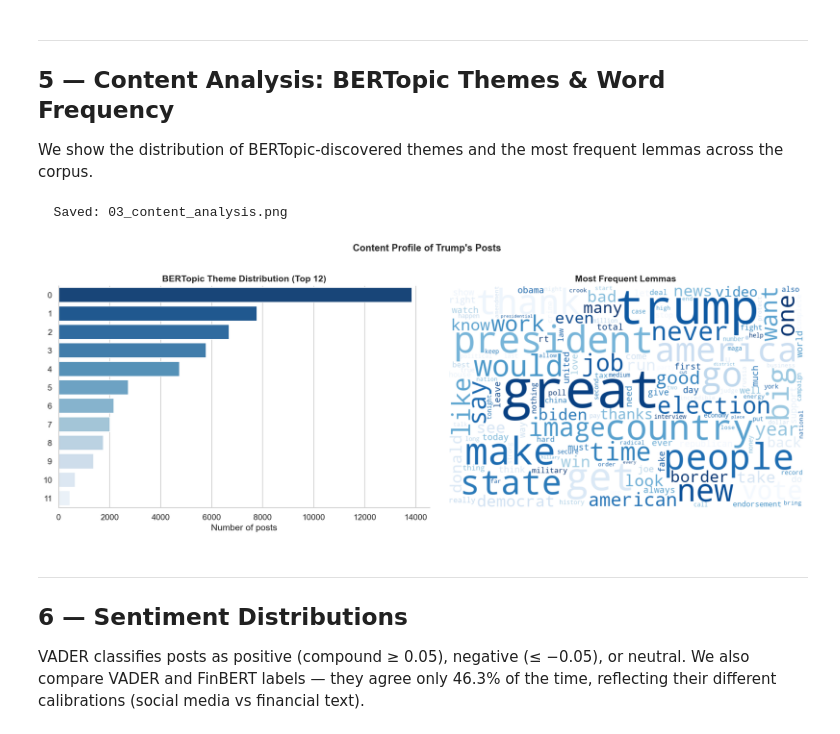
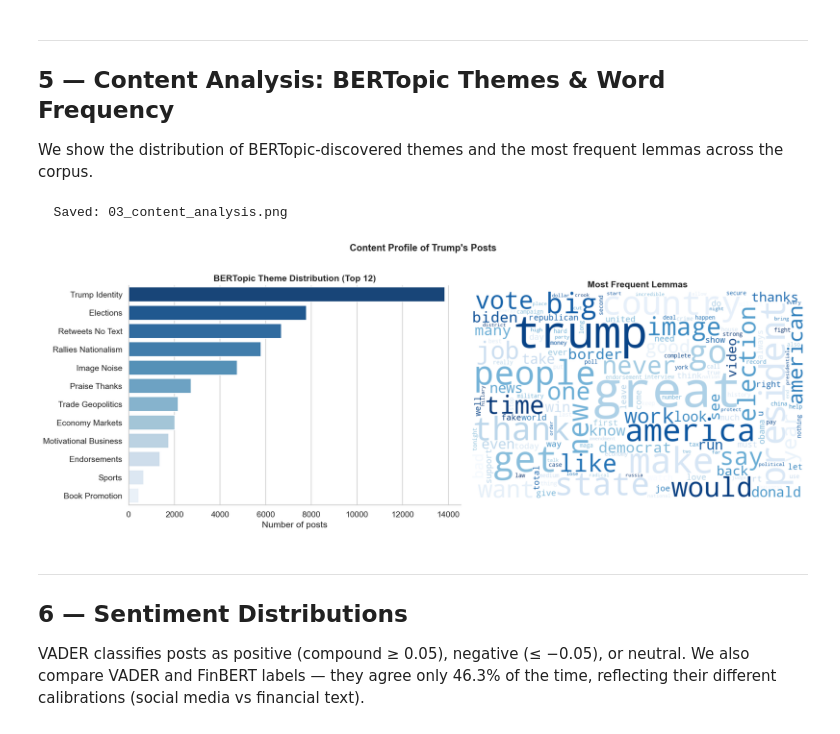
Before and after one commit to deercarla/trump-tweets-nlp, a Jupyter notebook: 4_eda/EDA.ipynb, the cells around one changed output. Drawn from its saved outputs; the diff is of its cells as text; code cells hidden in the pictures.

```diff
--- a/4_eda/EDA.ipynb
+++ b/4_eda/EDA.ipynb
@@ -250,6 +250,7 @@ BERTOPIC_THEME_MAP = {
     1:  "topic_elections",
     2:  "retweets_no_text",
     3:  "topic_rallies_nationalism",
+    4:  "image_noise",
     5:  "topic_praise_thanks",
     6:  "topic_trade_geopolitics",
     7:  "topic_economy_markets",
@@ -258,7 +259,7 @@ BERTOPIC_THEME_MAP = {
     10: "topic_sports",
     11: "topic_book_promotion",
     12: "topic_energy_environment",
-    13: "mitt_trump_dinner"
+    13: "topic_mitt_dinner"
 }
 
 # Reverse map: "topic_0" → friendly label
@@ -267,6 +268,7 @@ id_to_name = {
     for k, v in BERTOPIC_THEME_MAP.items()
 }
 # Anything not in the map gets a generic label
+
 def friendly_label(raw):
     return id_to_name.get(raw, raw.replace("topic_", "Topic ").replace("_", " ").title())
 
@@ -280,15 +282,6 @@ topic_counts = (
 topic_counts.columns = ["topic", "count"]
 topic_counts["topic"] = topic_counts["topic"].apply(friendly_label)
 
-topic_col = "bertopic_label" if "bertopic_label" in tweets.columns else "cluster_label"
-topic_counts = (
-    tweets[tweets[topic_col] != "outlier"][topic_col]
-    .value_counts()
-    .head(12)
-    .reset_index()
-)
-topic_counts.columns = ["topic", "count"]
-topic_counts["topic"] = topic_counts["topic"].str.replace("topic_", "").str.replace("_", " ")
 sns.barplot(data=topic_counts, y="topic", x="count",
             palette="Blues_r", ax=axes[0])
 axes[0].set_title("BERTopic Theme Distribution (Top 12)", fontweight="bold")
@@ -301,34 +294,34 @@ if "lemmas" in tweets.columns:
     freq_dict = dict(Counter(all_lemmas))
 elif "text_lemmatized" in tweets.columns:
     words = " ".join(tweets["text_lemmatized"].dropna()).split()
     freq_dict = dict(Counter(words))
 else:
     freq_dict = {}
 
 if freq_dict:
     wc = WordCloud(
         width=800,
         height=500,
         background_color="white",
         colormap="Blues",        # consistent with C_ACCENT blue palette
         max_words=150,
         prefer_horizontal=0.85,
         min_font_size=10,
         max_font_size=120,
         collocations=False,      # avoid duplicate bigrams
     ).generate_from_frequencies(freq_dict)
 
     axes[1].imshow(wc, interpolation="bilinear")
     axes[1].axis("off")
     axes[1].set_title("Most Frequent Lemmas", fontweight="bold")
 
 plt.suptitle("Content Profile of Trump's Posts", fontsize=14, fontweight="bold", y=1.01)
 plt.tight_layout()
 savefig("03_content_analysis")
 plt.show()
 # %% [output]
   Saved: 03_content_analysis.png
-[figure, old version]
+[figure, new version]
 # %% [markdown]
 ---
 ## 6 — Sentiment Distributions
```
Also changed, not shown: parts of 3 cells of this notebook, 3 other files.
